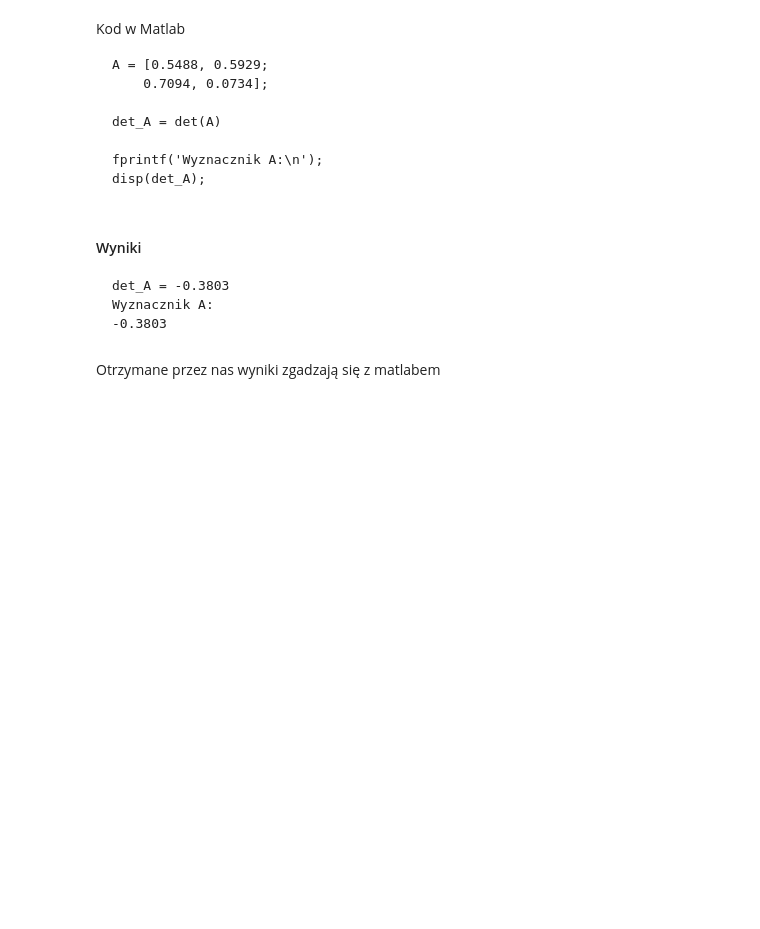
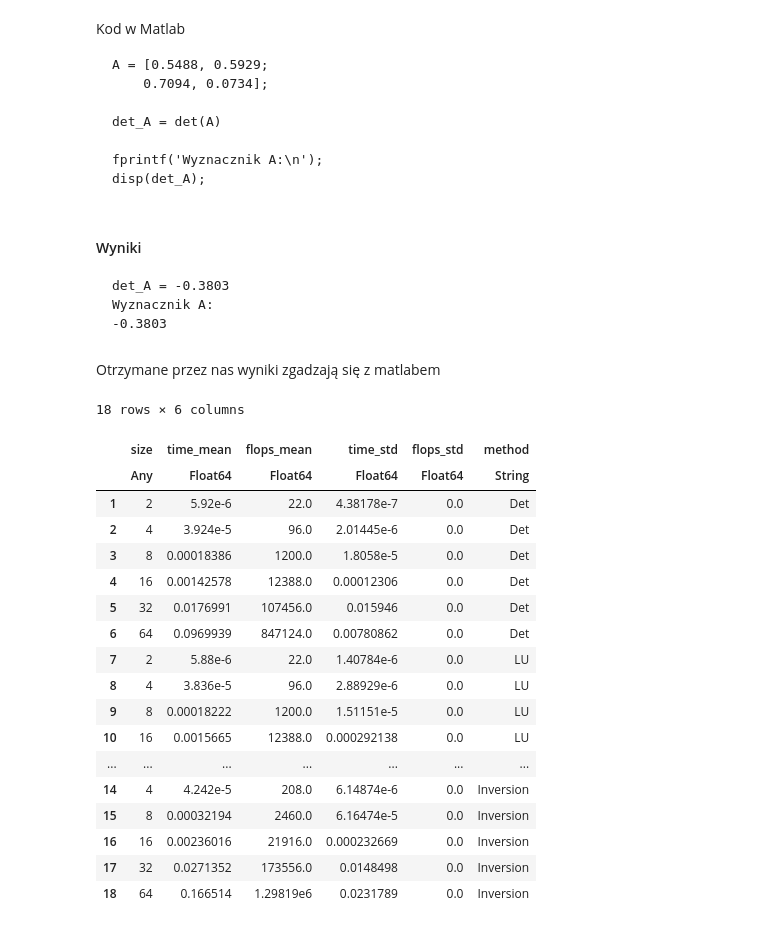
Before and after one commit to szymont18/matrix-algorithm, a Jupyter notebook: Lab2/Laboratorium 2.ipynb, the cells around one changed output. Drawn from its saved outputs; the diff is of its cells as text; code cells hidden in the pictures; blank space fills up the shorter version.

```diff
--- a/Lab2/Laboratorium 2.ipynb
+++ b/Lab2/Laboratorium 2.ipynb
@@ -641,3 +641,28 @@ display(det_A)
 # display(det(A))
 # %% [markdown]
 Otrzymane przez nas wyniki zgadzają się z matlabem
+# %%
+inversion_time_statistics[!, :method] .= "Inversion"
+LU_time_statistics[!, :method] .= "LU"
+det_time_statistics[!, :method] .= "Det"
+measurement = vcat(det_time_statistics, LU_time_statistics, inversion_time_statistics)
+# %% [output]
+18 rows × 6 columns
+|  | size | time_mean | flops_mean | time_std | flops_std | method |
+|  | Any | Float64 | Float64 | Float64 | Float64 | String |
+| 1 | 2 | 5.92e-6 | 22.0 | 4.38178e-7 | 0.0 | Det |
+| 2 | 4 | 3.924e-5 | 96.0 | 2.01445e-6 | 0.0 | Det |
+| 3 | 8 | 0.00018386 | 1200.0 | 1.8058e-5 | 0.0 | Det |
+| 4 | 16 | 0.00142578 | 12388.0 | 0.00012306 | 0.0 | Det |
+| 5 | 32 | 0.0176991 | 107456.0 | 0.015946 | 0.0 | Det |
+| 6 | 64 | 0.0969939 | 847124.0 | 0.00780862 | 0.0 | Det |
+| 7 | 2 | 5.88e-6 | 22.0 | 1.40784e-6 | 0.0 | LU |
+| 8 | 4 | 3.836e-5 | 96.0 | 2.88929e-6 | 0.0 | LU |
+| 9 | 8 | 0.00018222 | 1200.0 | 1.51151e-5 | 0.0 | LU |
+| 10 | 16 | 0.0015665 | 12388.0 | 0.000292138 | 0.0 | LU |
+| ... | ... | ... | ... | ... | ... | ... |
+| 14 | 4 | 4.242e-5 | 208.0 | 6.14874e-6 | 0.0 | Inversion |
+| 15 | 8 | 0.00032194 | 2460.0 | 6.16474e-5 | 0.0 | Inversion |
+| 16 | 16 | 0.00236016 | 21916.0 | 0.000232669 | 0.0 | Inversion |
+| 17 | 32 | 0.0271352 | 173556.0 | 0.0148498 | 0.0 | Inversion |
+| 18 | 64 | 0.166514 | 1.29819e6 | 0.0231789 | 0.0 | Inversion |
```
Also changed, not shown: parts of 8 cells of this notebook, 3 other files.
